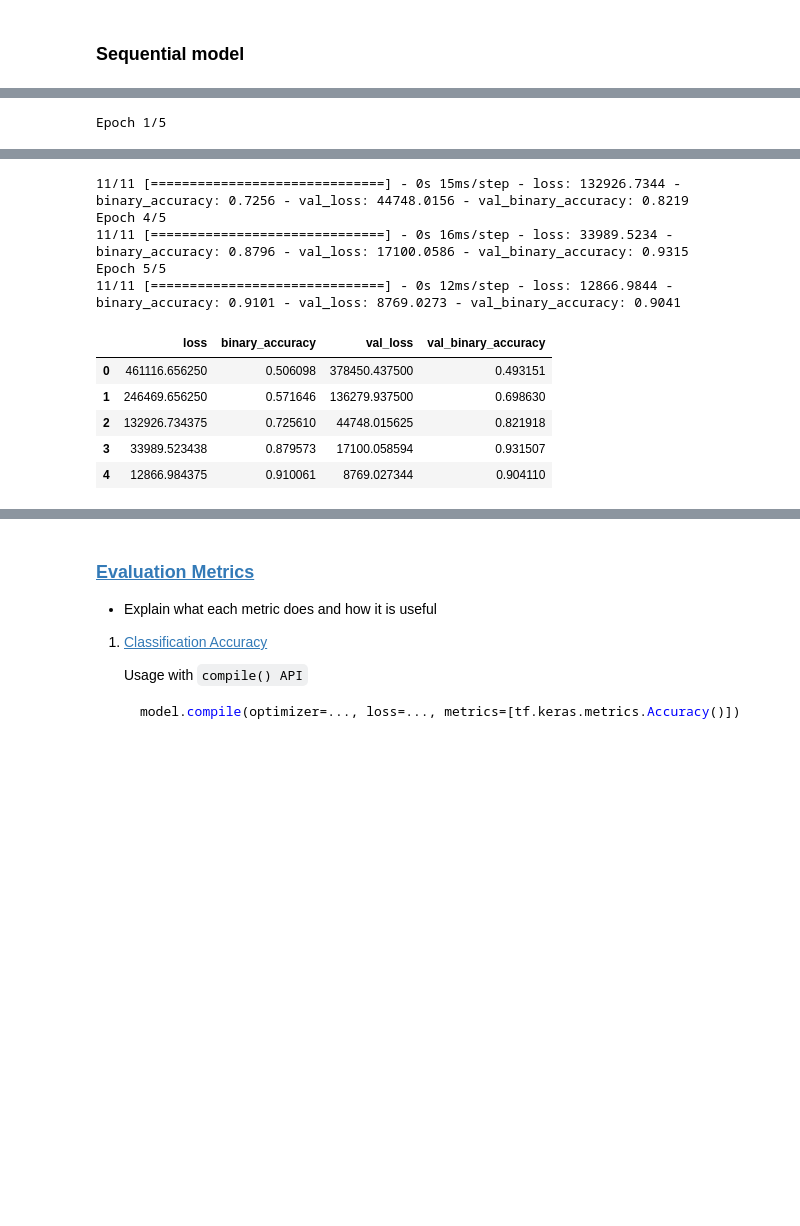
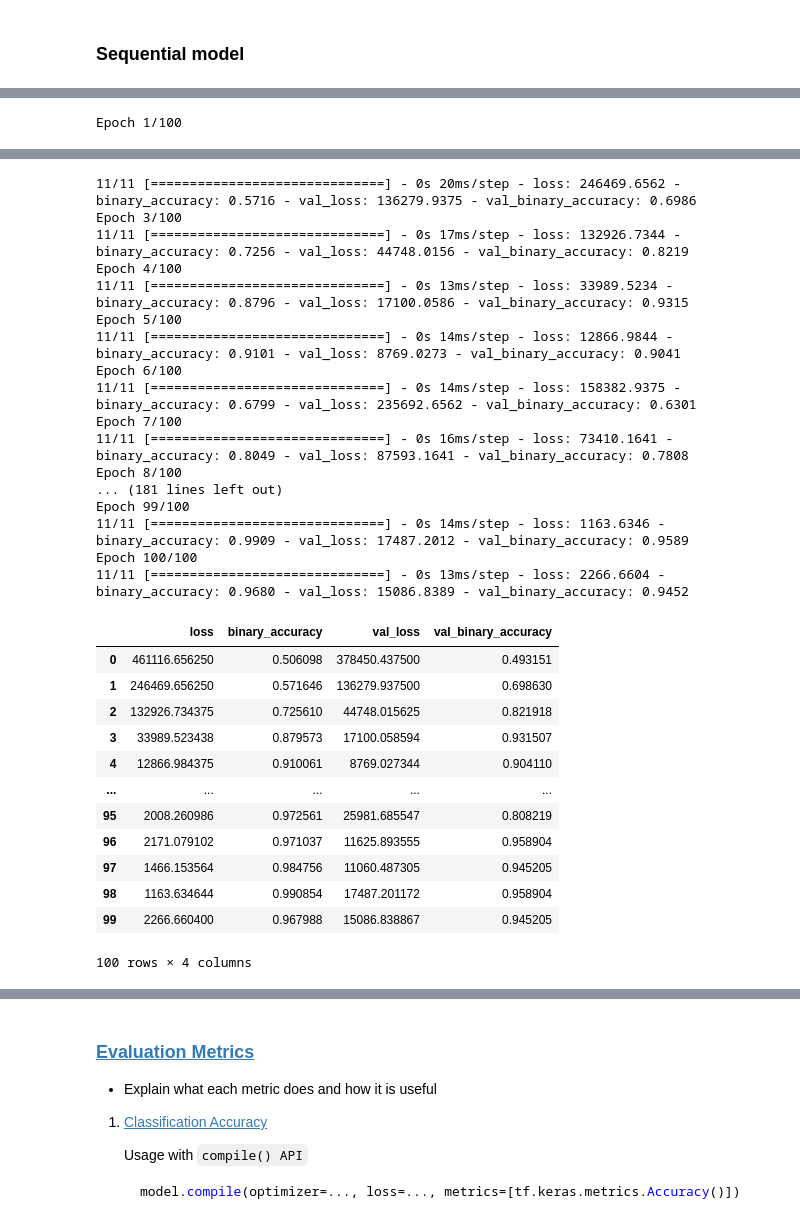
Before and after one commit to sysung/w207-final-project, a Jupyter notebook: model.ipynb, the cells around one changed output, grey strips where cells are left out. Cells and saved outputs as stored; diff of their text form; code cells hidden in the pictures; blank space fills up the shorter version.

Commit message:
Ran with 100 epochs and removed unused code

```diff
--- a/model.ipynb
+++ b/model.ipynb
@@ -162,7 +149,7 @@ sequential_model = build_sequential_model()
 history = sequential_model.fit(
   x = X_train,   # our binary training examples
   y = Y_train_binary,   # corresponding binary labels
-  epochs=5,             # number of passes through the training data
+  epochs=100,             # number of passes through the training data
   batch_size=64,        # mini-batch size for SGD
   validation_split=0.1, # use a fraction of the examples for validation
   verbose=1             # display some progress output during training
@@ -173,4 +160,4 @@ history = sequential_model.fit(
 history = pd.DataFrame(history.history)
 display(history)
 # %% [output]
-Epoch 1/5
+Epoch 1/100
@@ -183,11 +168,30 @@ Epoch 3/5
-11/11 [==============================] - 0s 15ms/step - loss: 132926.7344 - binary_accuracy: 0.7256 - val_loss: 44748.0156 - val_binary_accuracy: 0.8219
-Epoch 4/5
-11/11 [==============================] - 0s 16ms/step - loss: 33989.5234 - binary_accuracy: 0.8796 - val_loss: 17100.0586 - val_binary_accuracy: 0.9315
-Epoch 5/5
-11/11 [==============================] - 0s 12ms/step - loss: 12866.9844 - binary_accuracy: 0.9101 - val_loss: 8769.0273 - val_binary_accuracy: 0.9041
+11/11 [==============================] - 0s 20ms/step - loss: 246469.6562 - binary_accuracy: 0.5716 - val_loss: 136279.9375 - val_binary_accuracy: 0.6986
+Epoch 3/100
+11/11 [==============================] - 0s 17ms/step - loss: 132926.7344 - binary_accuracy: 0.7256 - val_loss: 44748.0156 - val_binary_accuracy: 0.8219
+Epoch 4/100
+11/11 [==============================] - 0s 13ms/step - loss: 33989.5234 - binary_accuracy: 0.8796 - val_loss: 17100.0586 - val_binary_accuracy: 0.9315
+Epoch 5/100
+11/11 [==============================] - 0s 14ms/step - loss: 12866.9844 - binary_accuracy: 0.9101 - val_loss: 8769.0273 - val_binary_accuracy: 0.9041
+Epoch 6/100
+11/11 [==============================] - 0s 14ms/step - loss: 158382.9375 - binary_accuracy: 0.6799 - val_loss: 235692.6562 - val_binary_accuracy: 0.6301
+Epoch 7/100
+11/11 [==============================] - 0s 16ms/step - loss: 73410.1641 - binary_accuracy: 0.8049 - val_loss: 87593.1641 - val_binary_accuracy: 0.7808
+Epoch 8/100
+... (181 lines left out)
+Epoch 99/100
+11/11 [==============================] - 0s 14ms/step - loss: 1163.6346 - binary_accuracy: 0.9909 - val_loss: 17487.2012 - val_binary_accuracy: 0.9589
+Epoch 100/100
+11/11 [==============================] - 0s 13ms/step - loss: 2266.6604 - binary_accuracy: 0.9680 - val_loss: 15086.8389 - val_binary_accuracy: 0.9452
 |  | loss | binary_accuracy | val_loss | val_binary_accuracy |
 | 0 | 461116.656250 | 0.506098 | 378450.437500 | 0.493151 |
 | 1 | 246469.656250 | 0.571646 | 136279.937500 | 0.698630 |
 | 2 | 132926.734375 | 0.725610 | 44748.015625 | 0.821918 |
 | 3 | 33989.523438 | 0.879573 | 17100.058594 | 0.931507 |
 | 4 | 12866.984375 | 0.910061 | 8769.027344 | 0.904110 |
+| ... | ... | ... | ... | ... |
+| 95 | 2008.260986 | 0.972561 | 25981.685547 | 0.808219 |
+| 96 | 2171.079102 | 0.971037 | 11625.893555 | 0.958904 |
+| 97 | 1466.153564 | 0.984756 | 11060.487305 | 0.945205 |
+| 98 | 1163.634644 | 0.990854 | 17487.201172 | 0.958904 |
+| 99 | 2266.660400 | 0.967988 | 15086.838867 | 0.945205 |
+100 rows × 4 columns
```
Also changed, not shown: parts of 4 cells of this notebook.
